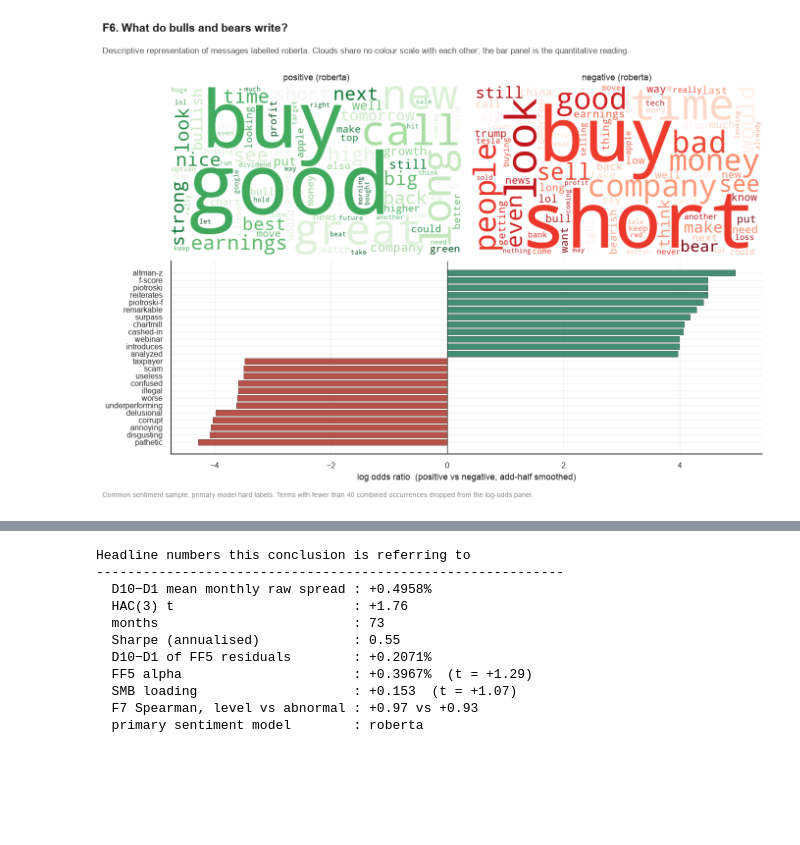
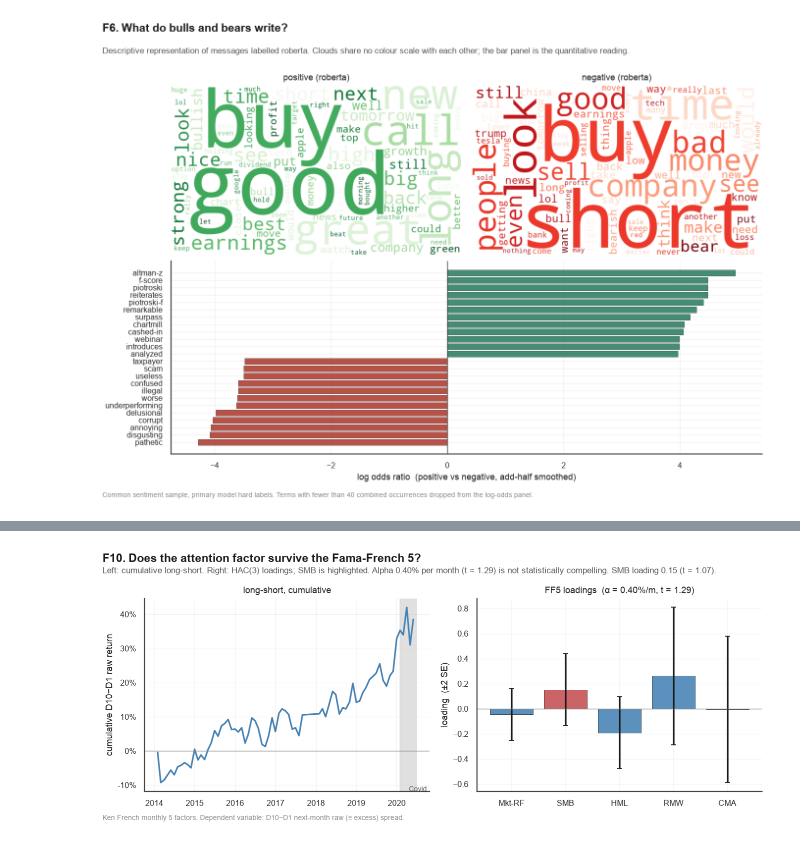
Before and after one commit to henricvsb/Finance-with-Big-Data-Lab-Sessions, a Jupyter notebook: #3/PCLAB#3 - Group 2 - Henricus Bracht Erdem Bayrakcioglu Leonard Fischbach.ipynb, the cells around one changed output, grey strips where cells are left out. Cells and saved outputs as stored; diff of their text form; code cells hidden in the pictures; blank space fills up the shorter version.

```diff
--- a/#3/PCLAB#3 - Group 2 - Henricus Bracht Erdem Bayrakcioglu Leonard Fischbach.ipynb
+++ b/#3/PCLAB#3 - Group 2 - Henricus Bracht Erdem Bayrakcioglu Leonard Fischbach.ipynb
@@ -4812,26 +3989,37 @@ replication.
 # %%
-print("Headline numbers this conclusion is referring to")
-print("-" * 60)
-print(f"  D10−D1 mean monthly raw spread : {spread.mean():+.4%}")
-print(f"  HAC(3) t                       : {spread_hac_t:+.2f}")
-print(f"  months                         : {int(len(spread))}")
-print(f"  Sharpe (annualised)            : {annualised_sharpe(spread):.2f}")
-if len(spread_abn):
-    print(f"  D10−D1 of FF5 residuals        : {spread_abn.mean():+.4%}")
-print(f"  FF5 alpha                      : {alpha:+.4%}  (t = {alpha_t:+.2f})")
-print(f"  SMB loading                    : {smb:+.3f}  (t = {smb_t:+.2f})")
-print(f"  F7 Spearman, level vs abnormal : {rho_level:+.2f} vs {rho_abn:+.2f}")
-print(f"  primary sentiment model        : {PRIMARY_MODEL}")
+fig, axes = plt.subplots(1, 2, figsize=(10.4, 4.2))
+ax = axes[0]
+_cum = (1 + spread.sort_index()).cumprod() - 1
+ax.plot(_cum.index.tz_localize(None) if _cum.index.tz is not None else _cum.index,
+        _cum.values, color=PALETTE["primary"])
+ax.axvspan(pd.Timestamp("2020-02-01"), pd.Timestamp("2020-06-30"),
+           color=PALETTE["shade"], alpha=0.8, zorder=0)
+ax.text(pd.Timestamp("2020-03-15"), ax.get_ylim()[0] if ax.get_ylim()[0] else 0,
+        "  Covid", fontsize=8, color="#555555")
+ax.axhline(0, color=PALETTE["neutral"], linewidth=0.8)
+ax.set_ylabel("cumulative D10−D1 raw return")
+pct_axis(ax, decimals=0)
+ax.set_title("long-short, cumulative", fontsize=10)
+
+ax = axes[1]
+_load = ff_model.params.drop("const")
+_se = ff_model.bse.drop("const")
+_col = [PALETTE["accent"] if n == "SMB" else PALETTE["primary"] for n in _load.index]
+ax.bar(_load.index, _load.values, yerr=2 * _se.values, color=_col,
+       edgecolor="black", linewidth=0.4, capsize=3, alpha=0.88)
+ax.axhline(0, color=PALETTE["neutral"], linewidth=0.8)
+ax.set_ylabel("loading  (±2 SE)")
+ax.set_title(f"FF5 loadings  (α = {alpha:.2%}/m, t = {alpha_t:.2f})", fontsize=10)
+
+finish_figure(
+    fig,
+    "F10. Does the attention factor survive the Fama-French 5?",
+    f"Left: cumulative long-short. Right: HAC(3) loadings; SMB is highlighted. "
+    f"Alpha {alpha:.2%} per month (t = {alpha_t:.2f}) is not statistically compelling. "
+    f"SMB loading {smb:.2f} (t = {smb_t:.2f}).",
+    "Ken French monthly 5 factors. Dependent variable: D10−D1 next-month raw (≡ excess) spread.",
+)
+plt.show()
 # %% [output]
-Headline numbers this conclusion is referring to
-------------------------------------------------------------
-  D10−D1 mean monthly raw spread : +0.4958%
-  HAC(3) t                       : +1.76
-  months                         : 73
-  Sharpe (annualised)            : 0.55
-  D10−D1 of FF5 residuals        : +0.2071%
-  FF5 alpha                      : +0.3967%  (t = +1.29)
-  SMB loading                    : +0.153  (t = +1.07)
-  F7 Spearman, level vs abnormal : +0.97 vs +0.93
-  primary sentiment model        : roberta
+[figure, added]
 # %% [markdown]
```
Also changed, not shown: parts of 156 cells of this notebook.
